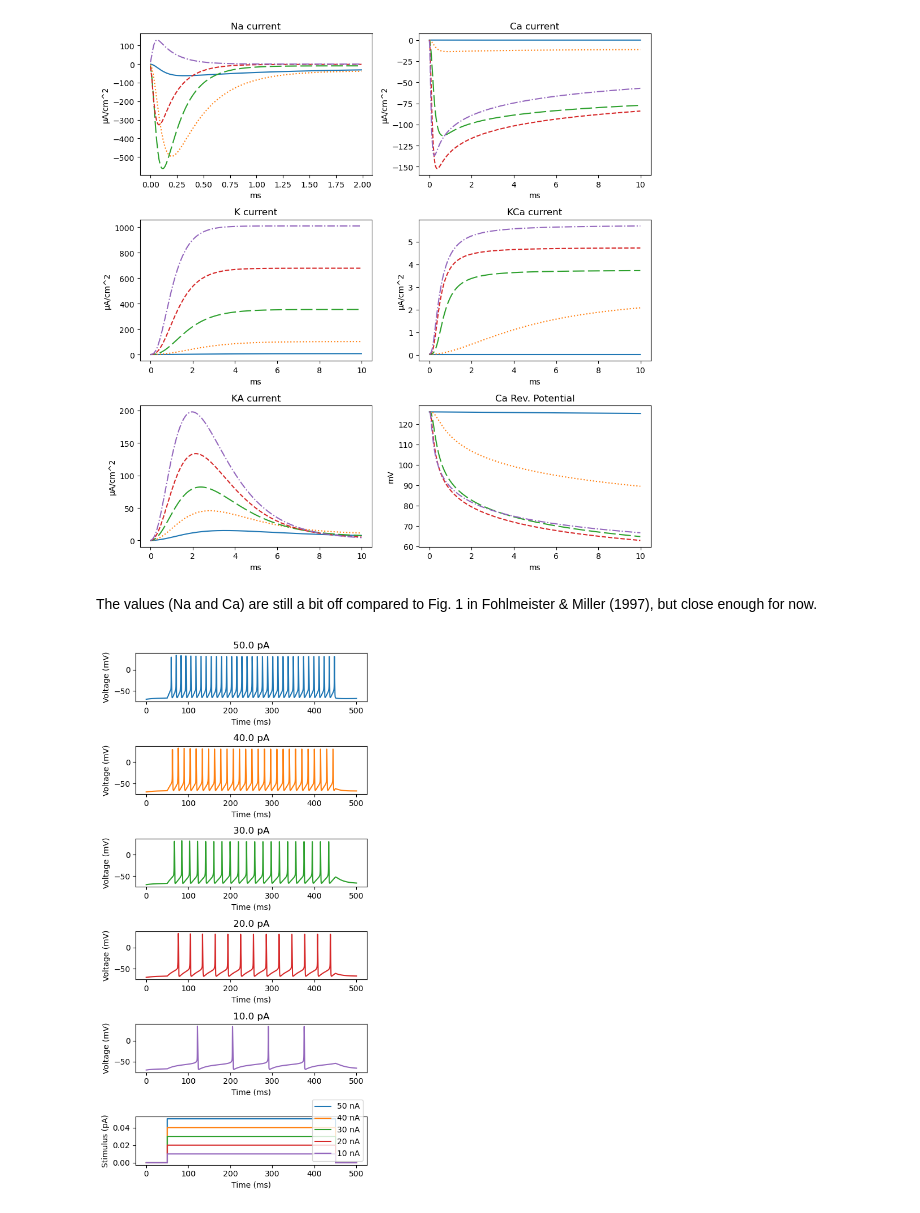
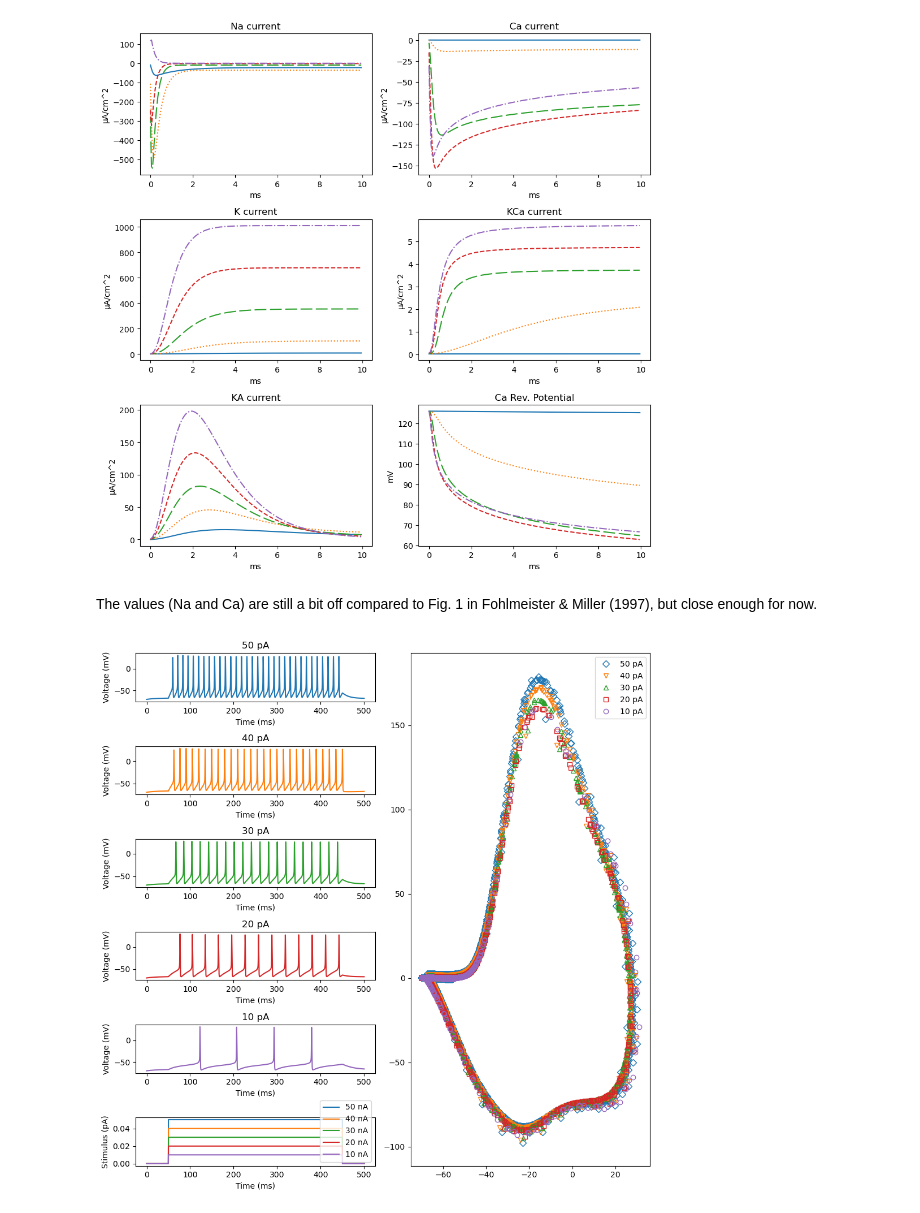
Before and after one commit to jaxleyverse/jaxley-mech, a Jupyter notebook: notebooks/fm97.ipynb, the cells around one changed output. Cells and saved outputs as stored; diff of their text form; code cells hidden in the pictures.

```diff
--- a/notebooks/fm97.ipynb
+++ b/notebooks/fm97.ipynb
@@ -123,8 +130,8 @@ maxCacheSize: 1.99 GB
 # %%
 V_hold = -65.0  # mV, the holding potential
-T_hold = 1000    # ms, the duration of the holding potential
-T_step = 1000    # ms, the duration of the step potential
-dt = 0.01        # ms, the time step for the simulation
+T_hold = 500    # ms, the duration of the holding potential
+T_step = 500    # ms, the duration of the step potential
+dt = 0.025       # ms, the time step for the simulation
 
 fig, ax = plt.subplots(3, 2, figsize=(10,10))
 ax = ax.flatten()
@@ -159,11 +166,11 @@ for V_step in [-40, -20, 0, 20, 40]:
 
 fig.tight_layout()
 # %% [output]
-[figure, old version]
+[figure, new version]
 # %% [markdown]
 The values (Na and Ca) are still a bit off compared to Fig. 1 in Fohlmeister & Miller (1997), but close enough for now.
 # %%
-# Fig. 4 Left
+# Fig. 4
 
 # Stimulus.
 i_delay = 50.0  # ms
@@ -171,48 +178,73 @@ i_dur = 400.0  # ms
 i_offset = 0.0
 
 # Duration and step size.
-dt = 0.025  # ms
+dt = 0.1  # ms
 t_max = i_dur + 2 * i_delay  # ms
 
 time_vec = jnp.arange(0.0, t_max+dt, dt)
 
-
-fig, ax = plt.subplots(6, 1, figsize=(5, 10))
-ax = ax.flatten()
+mosaic = """
+    AAAAAGGGGG
+    BBBBBGGGGG
+    CCCCCGGGGG
+    DDDDDGGGGG
+    EEEEEGGGGG
+    FFFFFGGGGG
+"""
+mappings = {
+    0: "A",
+    1: "B",
+    2: "C",
+    3: "D",
+    4: "E",
+    5: "F",
+    6: "G",
+}
+markers = {
+    0: "D",
+    1: "v",
+    2: "^",
+    3: "s",
+    4: "o",
+}
+fig, ax = plt.subplot_mosaic(mosaic=mosaic, figsize=(10, 10))
 
 for j, i_amp in enumerate([0.05, 0.04, 0.03, 0.02, 0.01]): # 50pA 10pA
 
     cell = Compartment()
 
     cell.insert(Na())
     cell.insert(Ca())
     cell.insert(K())
     cell.insert(KCa())
     cell.insert(KA())
     cell.insert(Leak())
 
     cell.set("length", 25)
     cell.set("radius", 25/2)
 
     current = jx.step_current(i_delay, i_dur, i_amp, dt, t_max, i_offset=i_offset)
     cell.stimulate(current)
     cell.record()
 
     # run the model
     s = jx.integrate(cell, delta_t=dt)
 
-    _ = ax[j].plot(time_vec, s.T[:, j][:-1], label=f"{int(i_amp*1000)} pA", color=f"C{j}")
-    # _ = ax.set_ylim([-120, 90])
-    _ = ax[j].set_xlabel("Time (ms)")
-    _ = ax[j].set_ylabel("Voltage (mV)")
-    _ = ax[j].set_title(f"{i_amp*1000} pA")
+    _ = ax[mappings[j]].plot(time_vec, s.T[:-1], label=f"{int(i_amp*1000)} pA", color=f"C{j}")
+    _ = ax[mappings[j]].set_xlabel("Time (ms)")
+    _ = ax[mappings[j]].set_ylabel("Voltage (mV)")
+    _ = ax[mappings[j]].set_title(f"{int(i_amp*1000)} pA")
 
-    ax[-1].plot(time_vec, current, label=f"{int(i_amp*1000)} nA")
-    _ = ax[-1].set_xlabel("Time (ms)")
-    _ = ax[-1].set_ylabel("Stimulus (pA)")
+    ax["F"].plot(time_vec, current, label=f"{int(i_amp*1000)} nA")
+    _ = ax["F"].set_xlabel("Time (ms)")
+    _ = ax["F"].set_ylabel("Stimulus (pA)")
 
-ax[-1].legend()
+    dvdt = jnp.diff(s.T.flatten()) / dt
+    ax["G"].plot(s.T.flatten()[:-1], dvdt, marker=markers[j], markerfacecolor='None', linestyle='None', label=f"{int(i_amp*1000)} pA", color=f"C{j}")
 
+
+ax["F"].legend()
+ax["G"].legend()
 fig.tight_layout()
 # %% [output]
-[figure, old version]
+[figure, new version]
```
Also changed, not shown: parts of 3 cells of this notebook, 1 other file.
